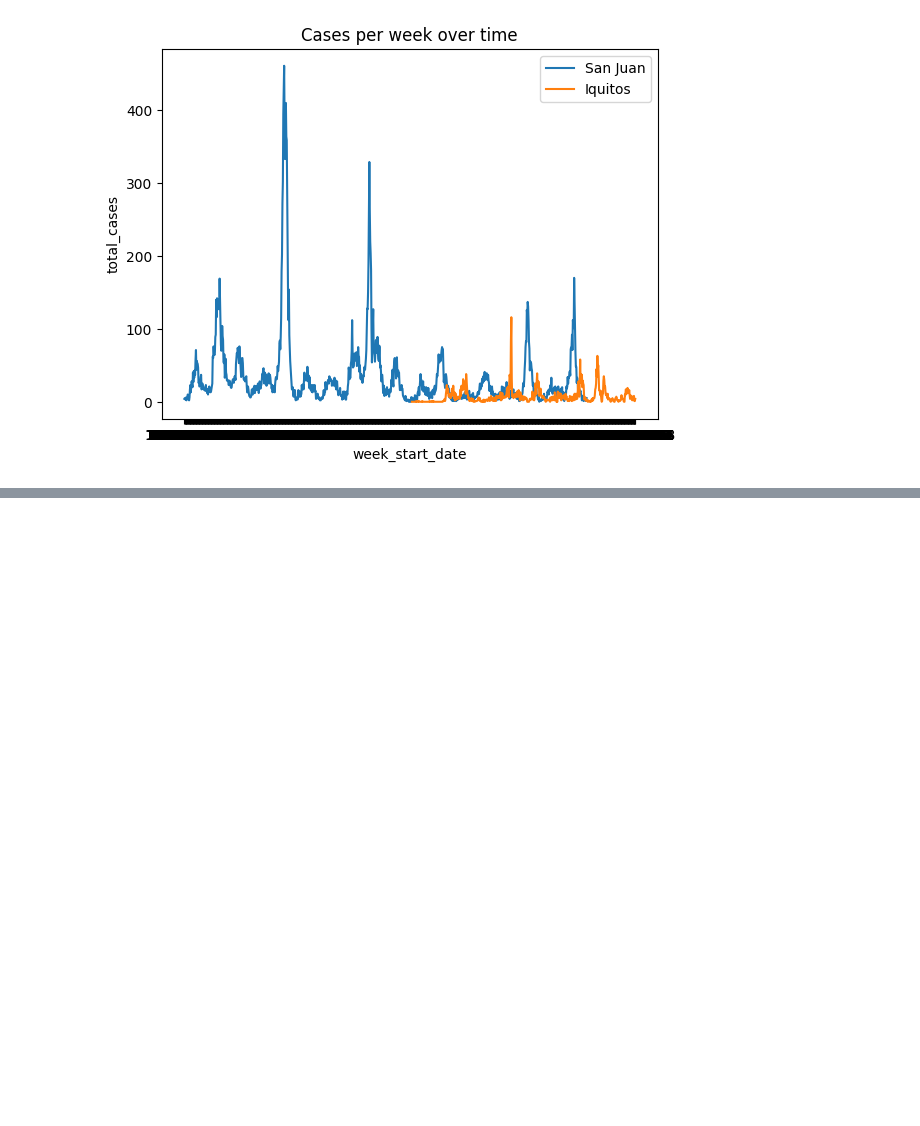
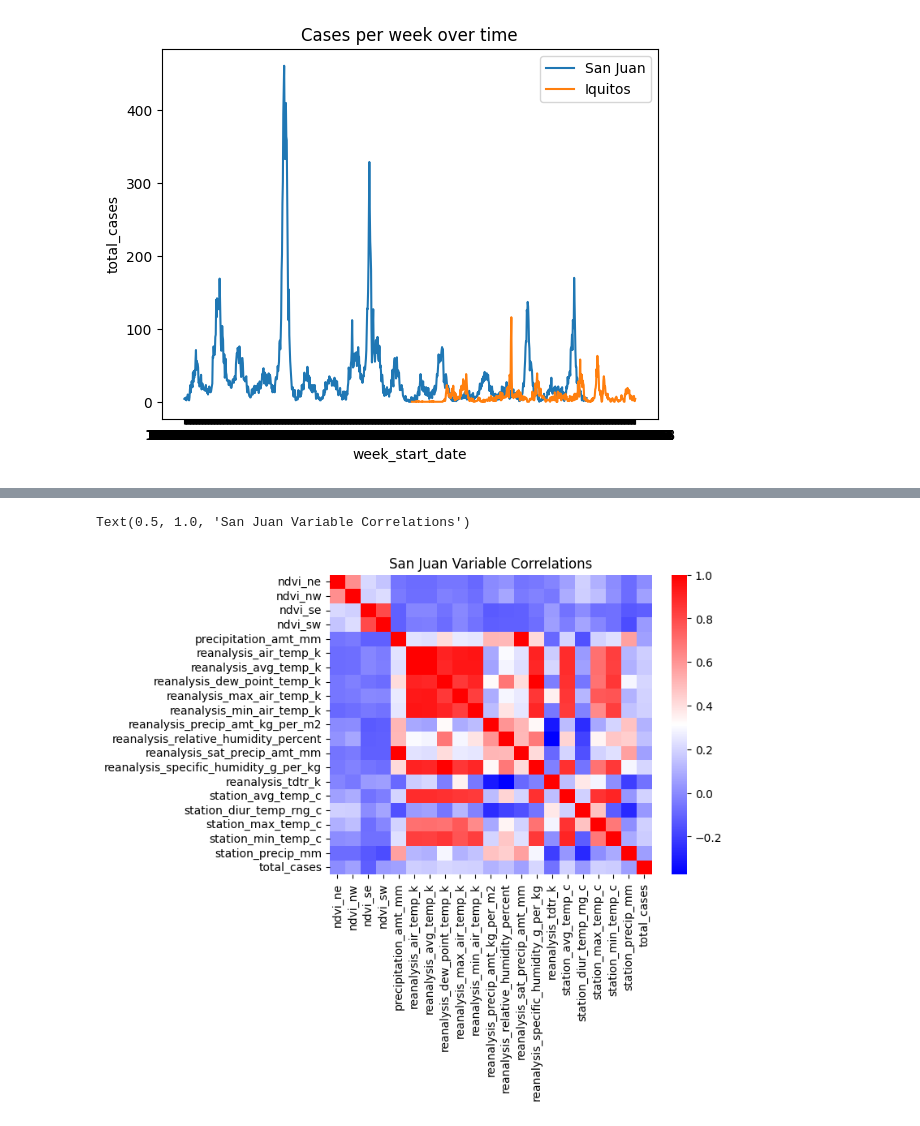
Before and after one commit to oscarschraenkler/DengAI, a Jupyter notebook: notebooks/Oscar's EDA.ipynb, the cells around one changed output, grey strips where cells are left out. Saved outputs shown, nothing was run; the diff lists cells and outputs as text; code cells hidden in the pictures; blank space fills up the shorter version.

```diff
--- a/notebooks/Oscar's EDA.ipynb
+++ b/notebooks/Oscar's EDA.ipynb
@@ -141,0 +159,4 @@ plt.show;
+# %%
+# Remove `week_start_date` string.
+data_sj.drop(columns=['week_start_date','weekofyear','year','city'], axis=1, inplace=True)
+data_iq.drop(columns=['week_start_date','weekofyear','year','city'], axis=1, inplace=True)
@@ -141,0 +188,11 @@ plt.show;
+# %%
+# compute the correlations
+sj_correlations = data_sj.corr()
+iq_correlations = data_iq.corr()
+# %%
+# plot san juan
+sj_heatmap = sns.heatmap(sj_correlations,cmap= "bwr")
+plt.title('San Juan Variable Correlations')
+# %% [output]
+Text(0.5, 1.0, 'San Juan Variable Correlations')
+[figure, added]
```
Also changed, not shown: parts of 23 cells of this notebook.
